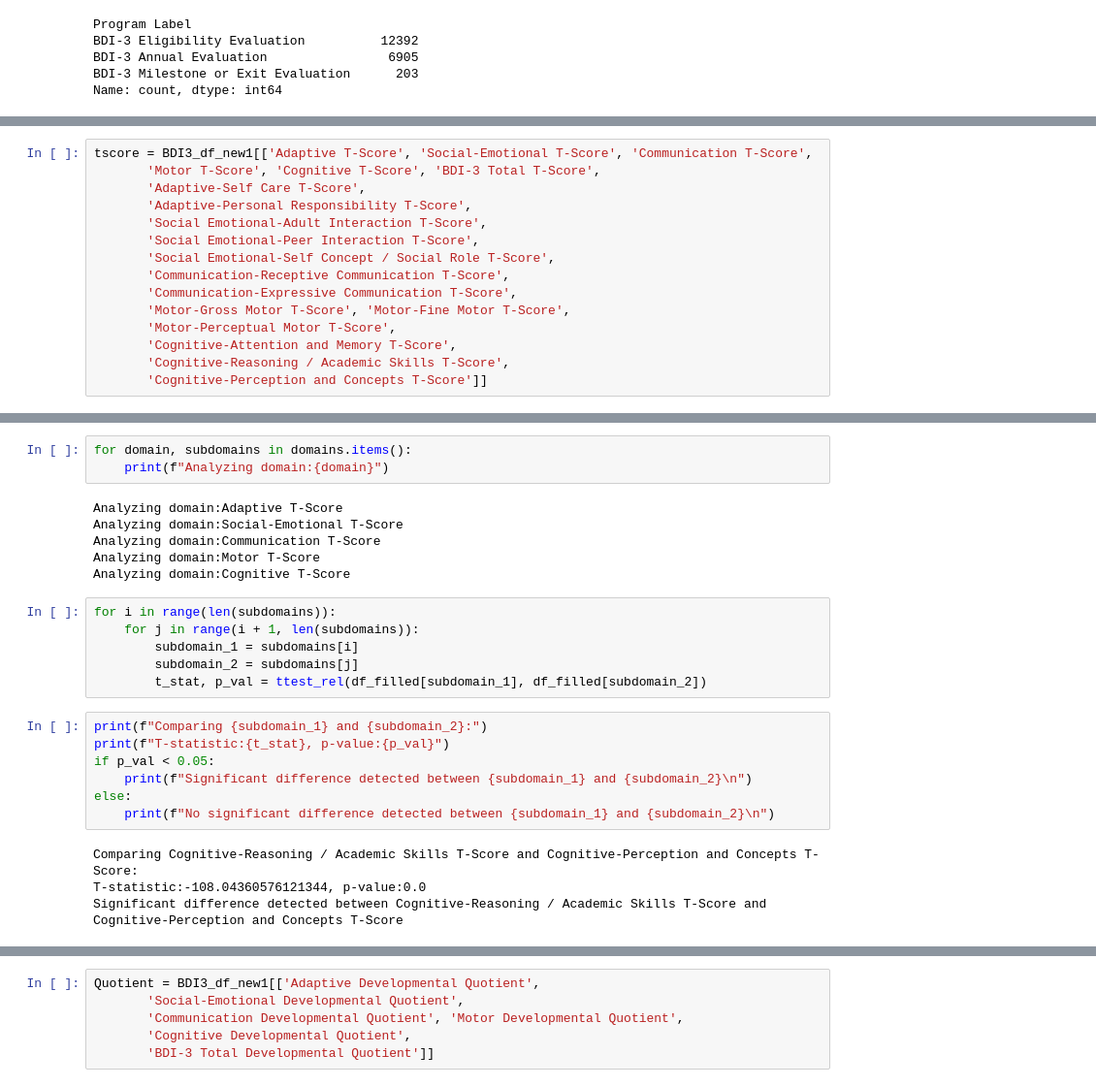
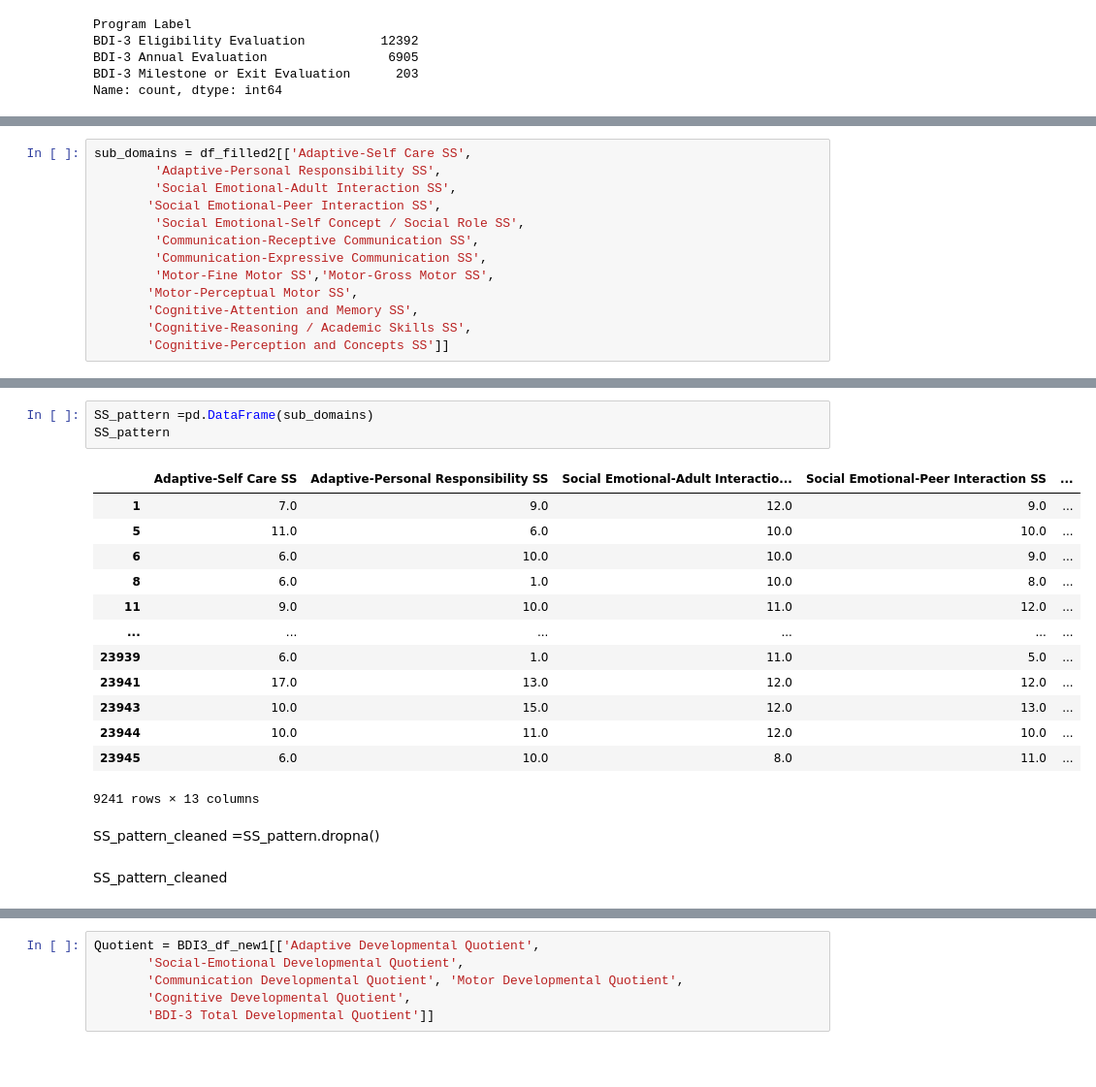
Before and after one commit to NSS-Data-Analytics-Cohort-10/teis-bullmastiff, a Jupyter notebook: notebooks/TEIS BDI.ipynb, the cells around one changed output, grey strips where cells are left out. Shown at 97% size. Cells and saved outputs as stored; diff of their text form; blank space fills up the shorter version.

```diff
--- a/notebooks/TEIS BDI.ipynb
+++ b/notebooks/TEIS BDI.ipynb
@@ -330,16 +241,14 @@ Index(['Adaptive T-Score', 'Social-Emotional T-Score', 'Communication T-Score',
       dtype='object')
 # %%
-tscore = BDI3_df_new1[['Adaptive T-Score', 'Social-Emotional T-Score', 'Communication T-Score',
-       'Motor T-Score', 'Cognitive T-Score', 'BDI-3 Total T-Score',
-       'Adaptive-Self Care T-Score',
-       'Adaptive-Personal Responsibility T-Score',
-       'Social Emotional-Adult Interaction T-Score',
-       'Social Emotional-Peer Interaction T-Score',
-       'Social Emotional-Self Concept / Social Role T-Score',
-       'Communication-Receptive Communication T-Score',
-       'Communication-Expressive Communication T-Score',
-       'Motor-Gross Motor T-Score', 'Motor-Fine Motor T-Score',
-       'Motor-Perceptual Motor T-Score',
-       'Cognitive-Attention and Memory T-Score',
-       'Cognitive-Reasoning / Academic Skills T-Score',
-       'Cognitive-Perception and Concepts T-Score']]
+sub_domains = df_filled2[['Adaptive-Self Care SS',
+        'Adaptive-Personal Responsibility SS',
+        'Social Emotional-Adult Interaction SS',
+       'Social Emotional-Peer Interaction SS',
+        'Social Emotional-Self Concept / Social Role SS',
+        'Communication-Receptive Communication SS',
+        'Communication-Expressive Communication SS',
+        'Motor-Fine Motor SS','Motor-Gross Motor SS',
+       'Motor-Perceptual Motor SS',
+       'Cognitive-Attention and Memory SS',
+       'Cognitive-Reasoning / Academic Skills SS',
+       'Cognitive-Perception and Concepts SS']]
@@ -408,26 +255,21 @@ domains ={'Adaptive T-Score':['Adaptive-Self Care T-Score',
-# %%
-for domain, subdomains in domains.items():
-    print(f"Analyzing domain:{domain}")
-# %% [output]
-Analyzing domain:Adaptive T-Score
-Analyzing domain:Social-Emotional T-Score
-Analyzing domain:Communication T-Score
-Analyzing domain:Motor T-Score
-Analyzing domain:Cognitive T-Score
-# %%
-for i in range(len(subdomains)):
-    for j in range(i + 1, len(subdomains)):
-        subdomain_1 = subdomains[i]
-        subdomain_2 = subdomains[j]
-        t_stat, p_val = ttest_rel(df_filled[subdomain_1], df_filled[subdomain_2])
-# %%
-print(f"Comparing {subdomain_1} and {subdomain_2}:")
-print(f"T-statistic:{t_stat}, p-value:{p_val}")
-if p_val < 0.05:
-    print(f"Significant difference detected between {subdomain_1} and {subdomain_2}\n")
-else:
-    print(f"No significant difference detected between {subdomain_1} and {subdomain_2}\n")
-# %% [output]
-Comparing Cognitive-Reasoning / Academic Skills T-Score and Cognitive-Perception and Concepts T-Score:
-T-statistic:-108.04360576121344, p-value:0.0
-Significant difference detected between Cognitive-Reasoning / Academic Skills T-Score and Cognitive-Perception and Concepts T-Score
+# %%
+SS_pattern =pd.DataFrame(sub_domains)
+SS_pattern
+# %% [output]
+|  | Adaptive-Self Care SS | Adaptive-Personal Responsibility SS | Social Emotional-Adult Interactio... | Social Emotional-Peer Interaction SS | ... |
+| 1 | 7.0 | 9.0 | 12.0 | 9.0 | ... |
+| 5 | 11.0 | 6.0 | 10.0 | 10.0 | ... |
+| 6 | 6.0 | 10.0 | 10.0 | 9.0 | ... |
+| 8 | 6.0 | 1.0 | 10.0 | 8.0 | ... |
+| 11 | 9.0 | 10.0 | 11.0 | 12.0 | ... |
+| ... | ... | ... | ... | ... | ... |
+| 23939 | 6.0 | 1.0 | 11.0 | 5.0 | ... |
+| 23941 | 17.0 | 13.0 | 12.0 | 12.0 | ... |
+| 23943 | 10.0 | 15.0 | 12.0 | 13.0 | ... |
+| 23944 | 10.0 | 11.0 | 12.0 | 10.0 | ... |
+| 23945 | 6.0 | 10.0 | 8.0 | 11.0 | ... |
+9241 rows × 13 columns
+# %% [markdown]
+SS_pattern_cleaned =SS_pattern.dropna()
+# %% [markdown]
+SS_pattern_cleaned
```
Also changed, not shown: parts of 36 cells of this notebook.
